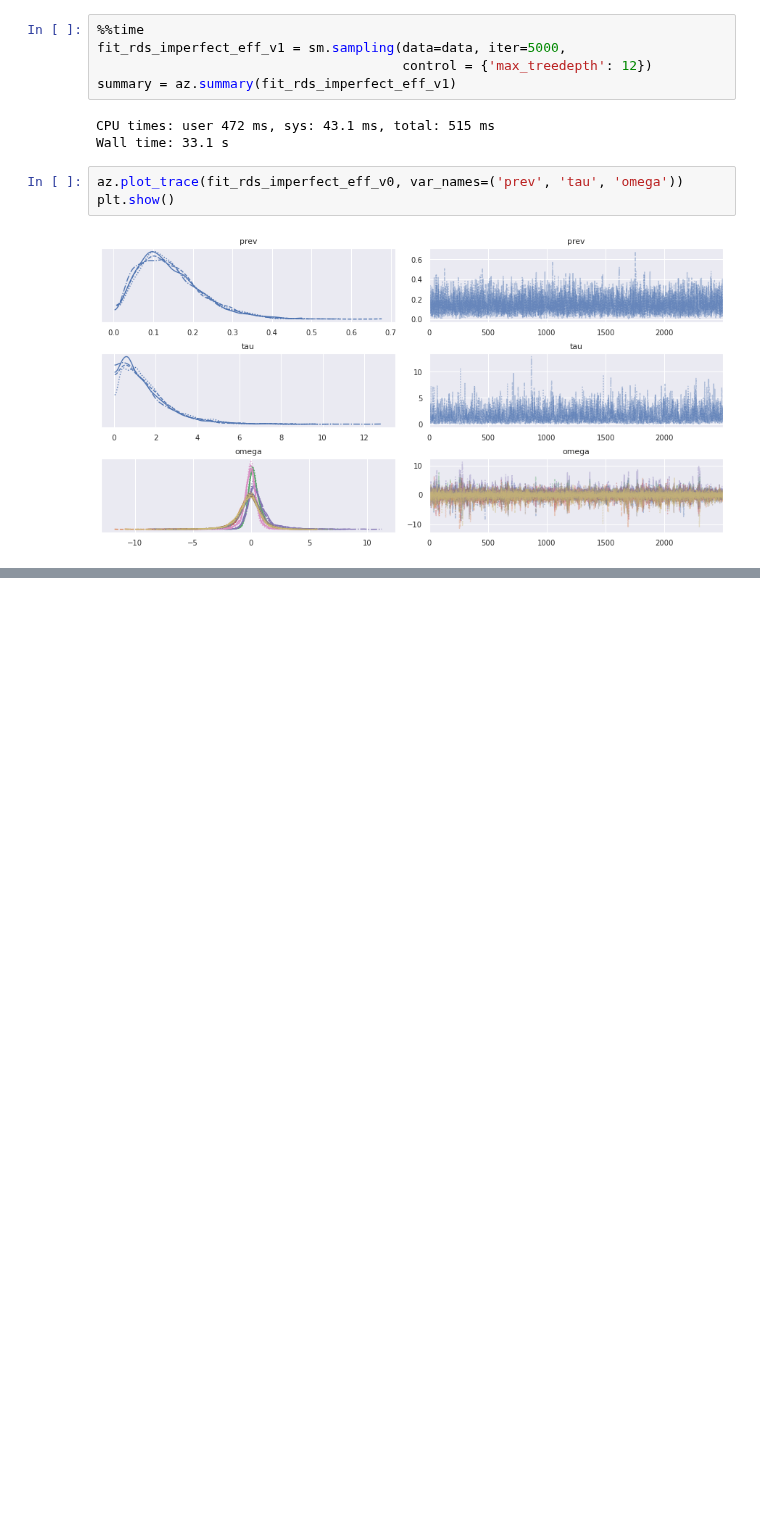
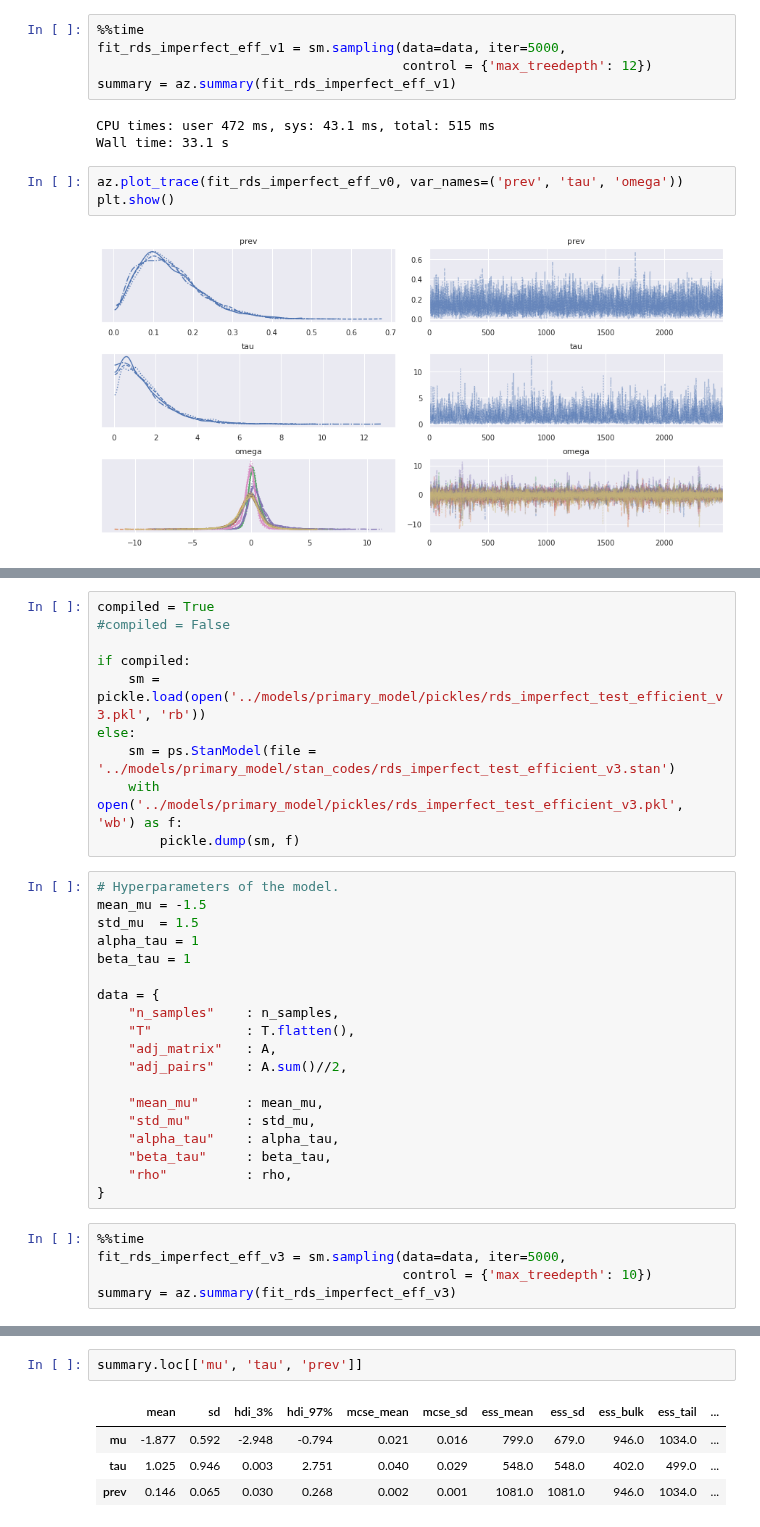
Before and after one commit to lucasmoschen/rds-bayesian-analysis-tcc, a Jupyter notebook: notebooks_book/imperfect_test_rds.ipynb, the cells around one changed output, grey strips where cells are left out. Drawn from its saved outputs; the diff is of its cells as text; blank space fills up the shorter version.

```diff
--- a/notebooks_book/imperfect_test_rds.ipynb
+++ b/notebooks_book/imperfect_test_rds.ipynb
@@ -628,0 +620,34 @@ plt.show()
+# %%
+compiled = True
+#compiled = False
+
+if compiled:
+    sm = pickle.load(open('../models/primary_model/pickles/rds_imperfect_test_efficient_v3.pkl', 'rb'))
+else:
+    sm = ps.StanModel(file = '../models/primary_model/stan_codes/rds_imperfect_test_efficient_v3.stan')
+    with open('../models/primary_model/pickles/rds_imperfect_test_efficient_v3.pkl', 'wb') as f:
+        pickle.dump(sm, f)
+# %%
+# Hyperparameters of the model.
+mean_mu = -1.5
+std_mu  = 1.5
+alpha_tau = 1
+beta_tau = 1
+
+data = {
+    "n_samples"    : n_samples,
+    "T"            : T.flatten(),
+    "adj_matrix"   : A,
+    "adj_pairs"    : A.sum()//2,
+
+    "mean_mu"      : mean_mu,
+    "std_mu"       : std_mu,
+    "alpha_tau"    : alpha_tau,
+    "beta_tau"     : beta_tau,
+    "rho"          : rho,
+}
+# %%
+%%time
+fit_rds_imperfect_eff_v3 = sm.sampling(data=data, iter=5000,
+                                       control = {'max_treedepth': 10})
+summary = az.summary(fit_rds_imperfect_eff_v3)
@@ -628,0 +662,7 @@ plt.show()
+# %%
+summary.loc[['mu', 'tau', 'prev']]
+# %% [output]
+|  | mean | sd | hdi_3% | hdi_97% | mcse_mean | mcse_sd | ess_mean | ess_sd | ess_bulk | ess_tail | ... |
+| mu | -1.877 | 0.592 | -2.948 | -0.794 | 0.021 | 0.016 | 799.0 | 679.0 | 946.0 | 1034.0 | ... |
+| tau | 1.025 | 0.946 | 0.003 | 2.751 | 0.040 | 0.029 | 548.0 | 548.0 | 402.0 | 499.0 | ... |
+| prev | 0.146 | 0.065 | 0.030 | 0.268 | 0.002 | 0.001 | 1081.0 | 1081.0 | 946.0 | 1034.0 | ... |
```
Also changed, not shown: parts of 12 cells of this notebook, 3 other files.
